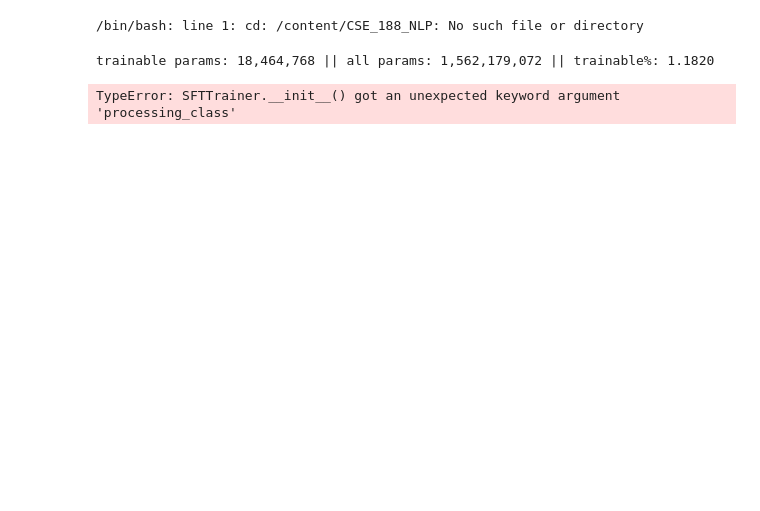
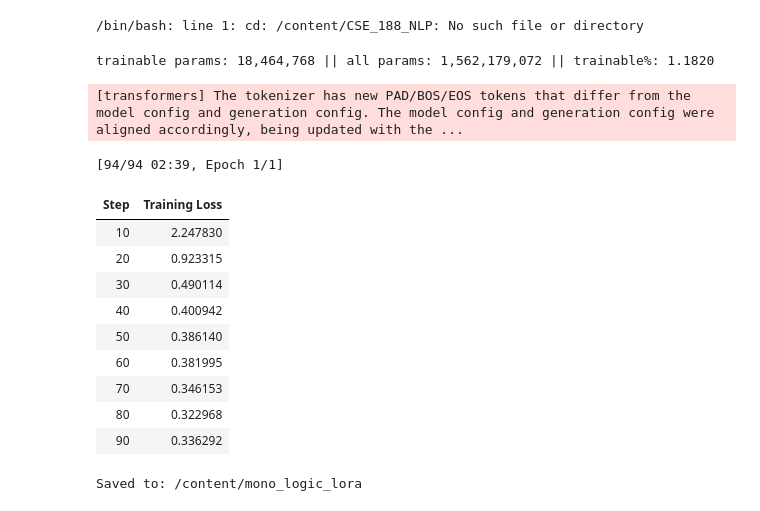
Before and after one commit to ReasonablePhantom/CSE_188_NLP, a Jupyter notebook: CSE_188_NLP.ipynb, the cells around one changed output. Drawn from its saved outputs; the diff is of its cells as text; code cells hidden in the pictures; blank space fills up the shorter version.

Commit message:
fix: downgrade trl to 0.19.1 to fix DataCollator import issue

```diff
--- a/CSE_188_NLP.ipynb
+++ b/CSE_188_NLP.ipynb
@@ -455,6 +496,7 @@ The following generation flags are not valid and may be ignored: ['temperature',
 /bin/bash: line 1: cd: /content/CSE_188_NLP: No such file or directory
 # %%
 from trl import SFTConfig, SFTTrainer
+from trl import DataCollatorForCompletionOnlyLM
 
 lora_config = LoraConfig(
     r=16,
@@ -474,36 +516,53 @@ training_args = SFTConfig(
     per_device_train_batch_size=BATCH_SIZE,
     gradient_accumulation_steps=GRAD_ACC,
     learning_rate=LR,
     logging_steps=10,
     save_strategy="epoch",
     lr_scheduler_type="cosine",
     warmup_steps=20,
     bf16=True,
     gradient_checkpointing=True,
     report_to="none",
     seed=SEED,
     max_grad_norm=0.3,
-    completion_only_loss=True,
+    # completion_only_loss=True,
     dataset_text_field="text",
     max_seq_length=MAX_LEN,
 )
+
+response_template = "<|im_start|>assistant\n"
+
+collator = DataCollatorForCompletionOnlyLM(response_template, tokenizer=tokenizer)
 
 trainer = SFTTrainer(
     model=model,
     args=training_args,
     train_dataset=train_sft,
-    tokenizer=tokenizer,
+    processing_class=tokenizer,
+    data_collator=collator,
 )
 
 trainer.train()
 
 trainer.model.save_pretrained(OUTPUT_DIR)
 tokenizer.save_pretrained(OUTPUT_DIR)
 
 print("Saved to:", OUTPUT_DIR)
 # %% [output]
 trainable params: 18,464,768 || all params: 1,562,179,072 || trainable%: 1.1820
-TypeError: SFTTrainer.__init__() got an unexpected keyword argument 'processing_class'
+[transformers] The tokenizer has new PAD/BOS/EOS tokens that differ from the model config and generation config. The model config and generation config were aligned accordingly, being updated with the ...
+[94/94 02:39, Epoch 1/1]
+| Step | Training Loss |
+| 10 | 2.247830 |
+| 20 | 0.923315 |
+| 30 | 0.490114 |
+| 40 | 0.400942 |
+| 50 | 0.386140 |
+| 60 | 0.381995 |
+| 70 | 0.346153 |
+| 80 | 0.322968 |
+| 90 | 0.336292 |
+Saved to: /content/mono_logic_lora
 # %%
 finetuned_mono_df = run_eval(model, eval_raw, use_mono=True, tag="finetuned_mono")
 
```
Also changed, not shown: parts of 9 cells of this notebook, 1 other file.
